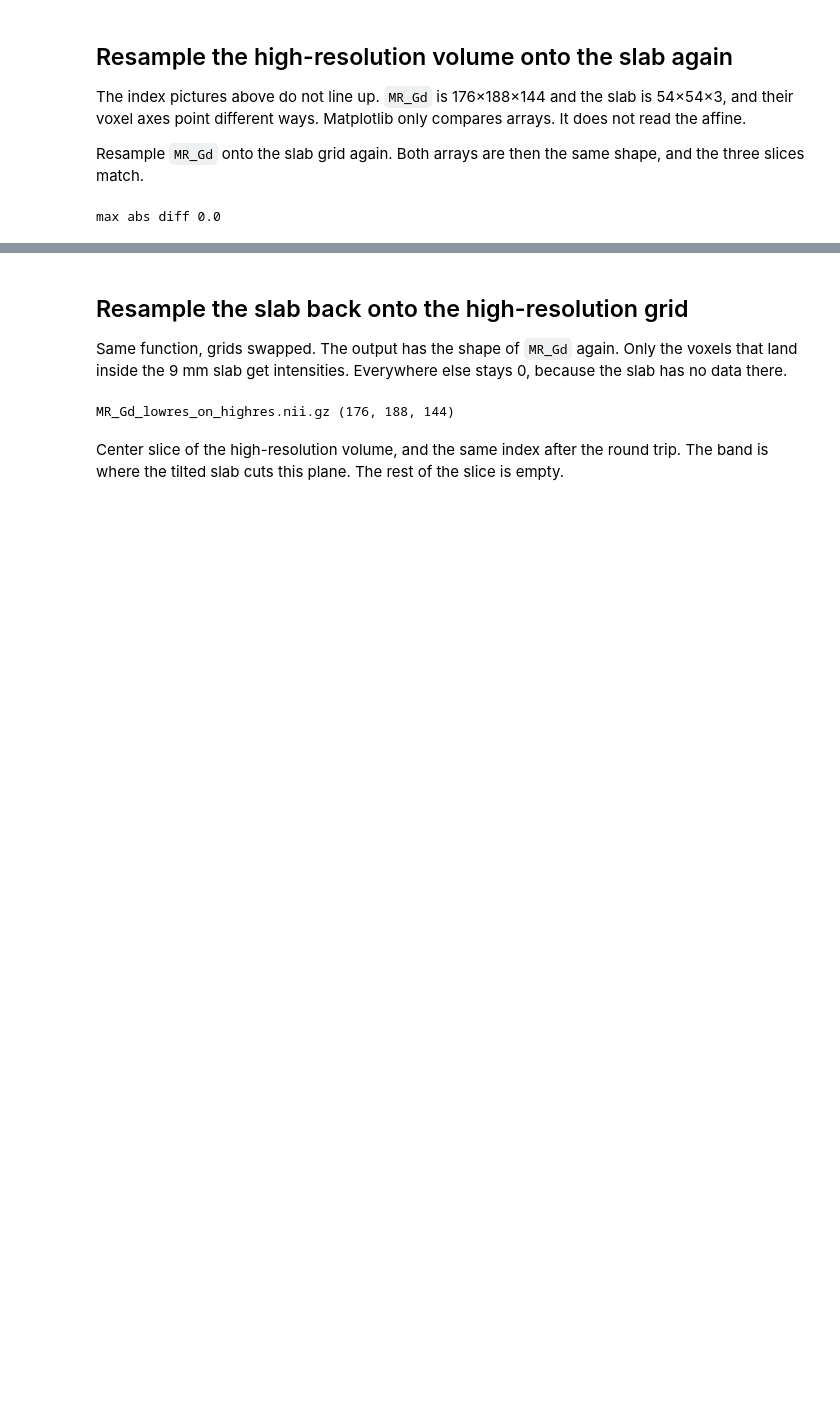
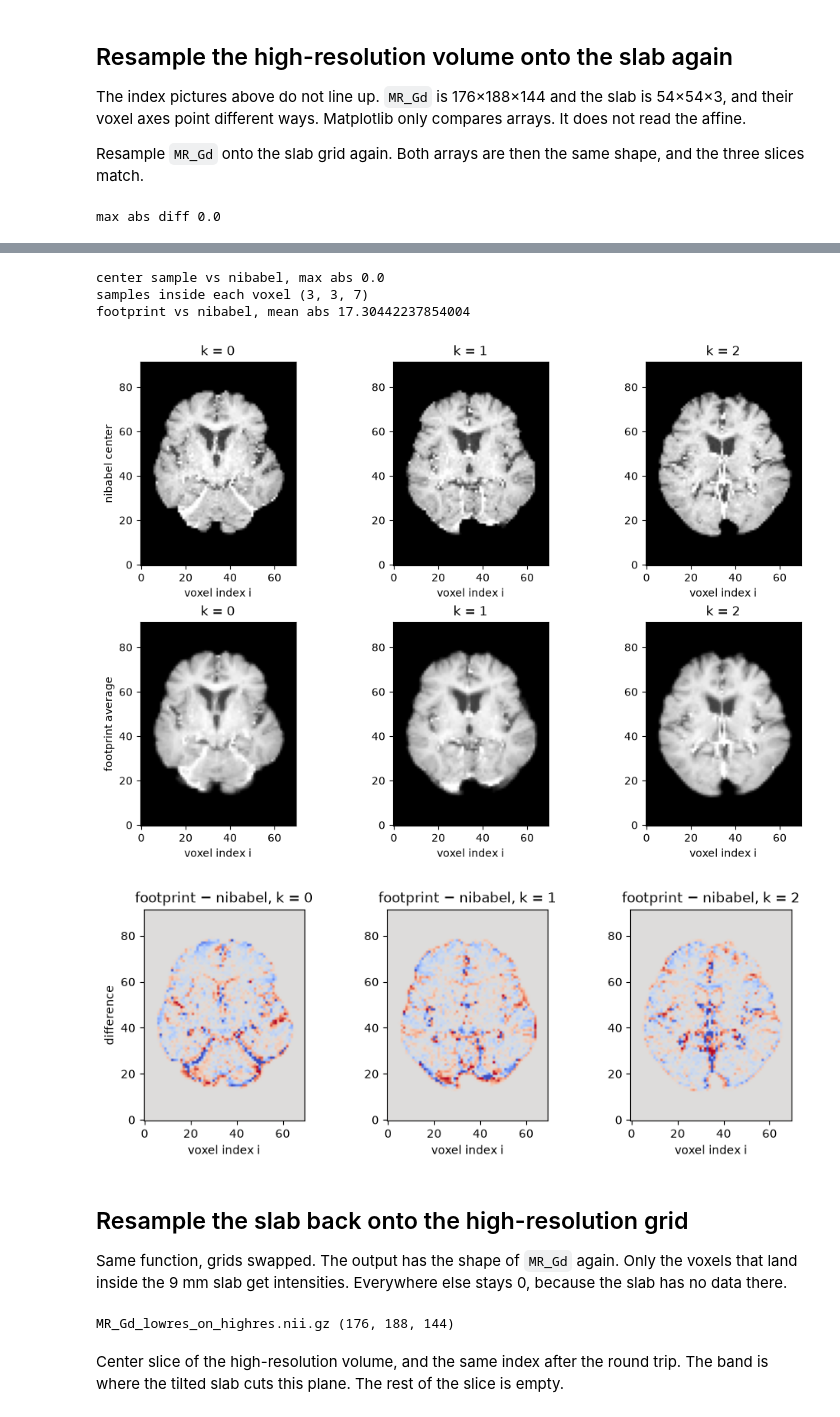
Before and after one commit to cest-sources/imaging_science_tools, a Jupyter notebook: 5_nifti_geometry_and_resampling/nifti_geometry_and_resampling.ipynb, the cells around one changed output, grey strips where cells are left out. Cells and saved outputs as stored; diff of their text form; code cells hidden in the pictures; blank space fills up the shorter version.

```diff
--- a/5_nifti_geometry_and_resampling/nifti_geometry_and_resampling.ipynb
+++ b/5_nifti_geometry_and_resampling/nifti_geometry_and_resampling.ipynb
@@ -284,0 +318,40 @@ show_niivue(
+# %%
+from nibabel.processing import resample_from_to
+
+high_nii = nib.Nifti1Image(highres, highres_affine)
+nib_low = np.asanyarray(
+    resample_from_to(high_nii, (lowres_shape, lowres_affine), order=1).dataobj,
+    dtype=np.float32,
+)
+print("center sample vs nibabel, max abs", float(np.max(np.abs(nib_low - lowres))))
+
+# One sample per source voxel inside the low-resolution voxel, at least 3 per edge.
+samples = np.maximum(3, np.round(low_spacing / high_spacing).astype(int))
+foot = resample_footprint(highres, highres_affine, lowres_shape, lowres_affine, samples)
+path_foot = save(foot, lowres_affine, "MR_Gd_tilt_lowres_footprint.nii.gz")
+path_nib = save(nib_low, lowres_affine, "MR_Gd_tilt_lowres_nibabel.nii.gz")
+print("samples inside each voxel", tuple(int(n) for n in samples))
+print("footprint vs nibabel, mean abs", float(np.mean(np.abs(foot - nib_low))))
+# %% [output]
+center sample vs nibabel, max abs 0.0
+samples inside each voxel (3, 3, 7)
+footprint vs nibabel, mean abs 17.30442237854004
+# %%
+compare_slices(
+    [("nibabel center", nib_low), ("footprint average", foot)],
+    ks=[0, 1, 2],
+    vmax=vmax,
+)
+
+diff = foot - nib_low
+dmax = float(np.percentile(np.abs(diff), 99))
+fig, axes = plt.subplots(1, 3, figsize=(9, 3.3), layout="constrained")
+for k, ax in enumerate(axes):
+    ax.imshow(diff[:, :, k].T, cmap="coolwarm", origin="lower", vmin=-dmax, vmax=dmax)
+    ax.set_title(f"footprint − nibabel, k = {k}")
+    ax.set_xlabel("voxel index i")
+axes[0].set_ylabel("difference")
+plt.show()
+# %% [output]
+[figure, added]
+[figure, added]
```
Also changed, not shown: parts of 13 cells of this notebook, 2 other files.
